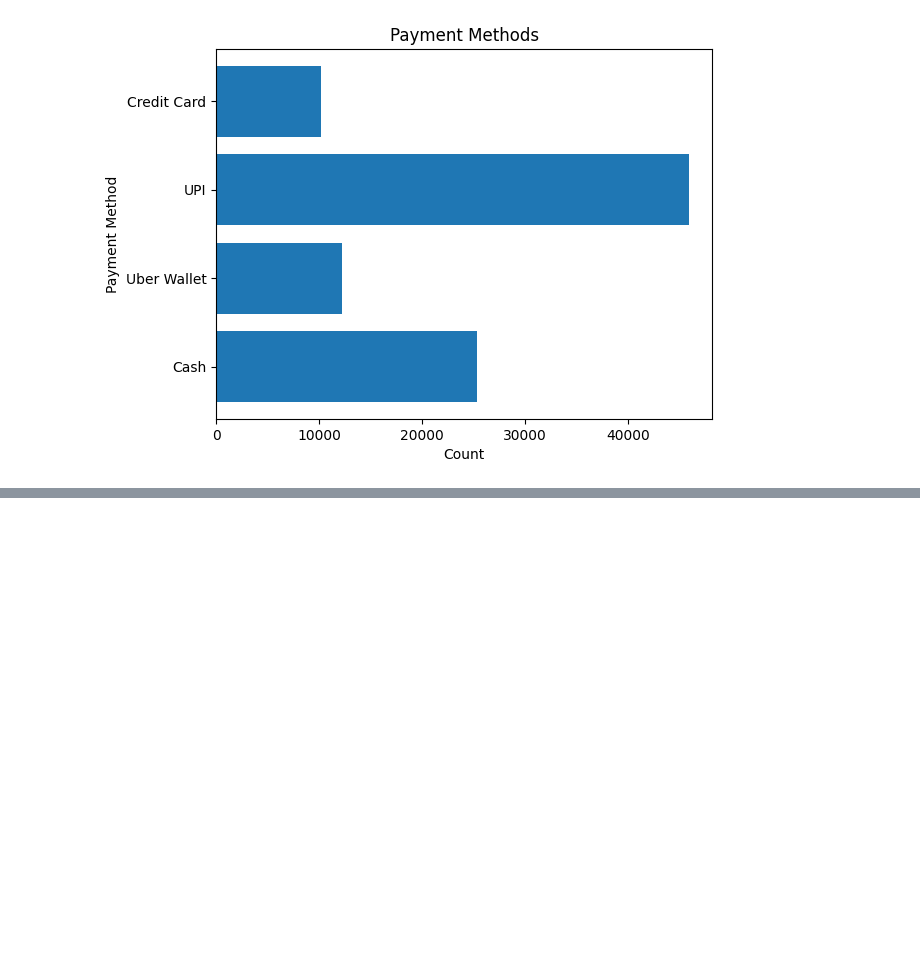
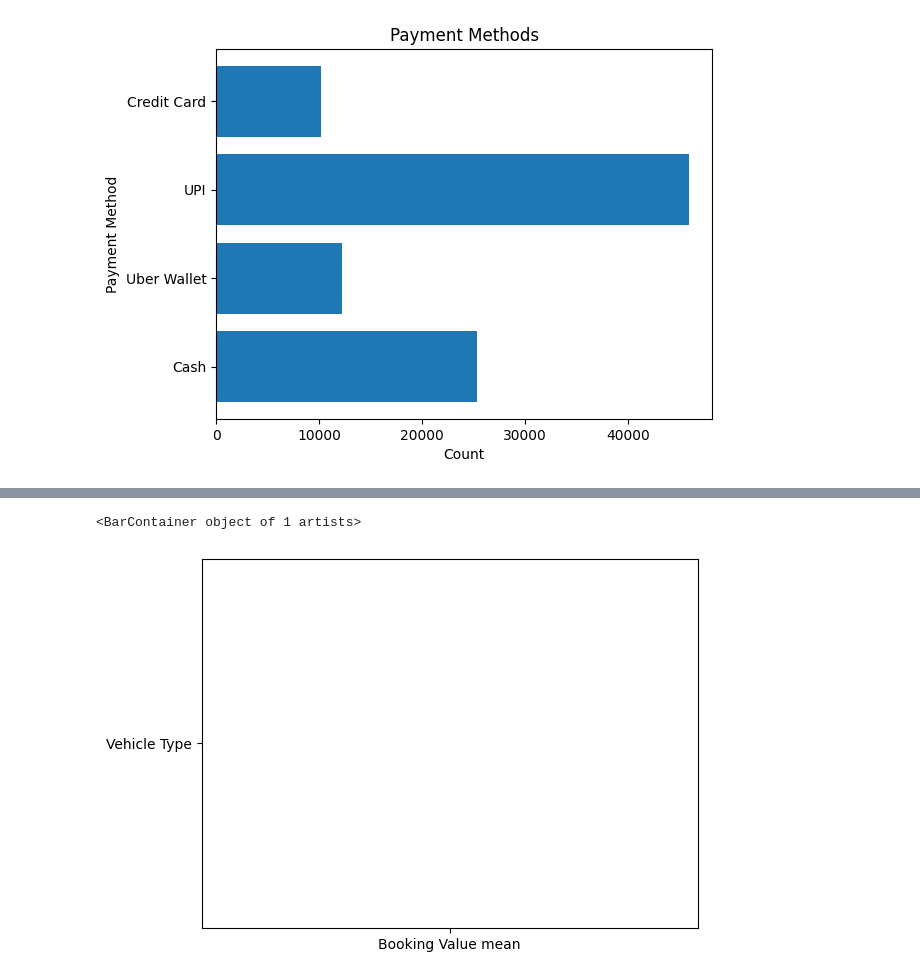
Before and after one commit to build-summer-2025/async-final-project-purple-ruion, a Jupyter notebook: final_project_example.ipynb, the cells around one changed output, grey strips where cells are left out. Cells and saved outputs as stored; diff of their text form; code cells hidden in the pictures; blank space fills up the shorter version.

```diff
--- a/final_project_example.ipynb
+++ b/final_project_example.ipynb
@@ -91,0 +134,7 @@ len(uber_df)
+# %%
+gb = uber_df.groupby('Vehicle Type')['Booking Value'].mean()
+gb
+plt.barh('Vehicle Type', 'Booking Value mean')
+# %% [output]
+<BarContainer object of 1 artists>
+[figure, added]
```
Also changed, not shown: parts of 10 cells of this notebook, 4 other files.
